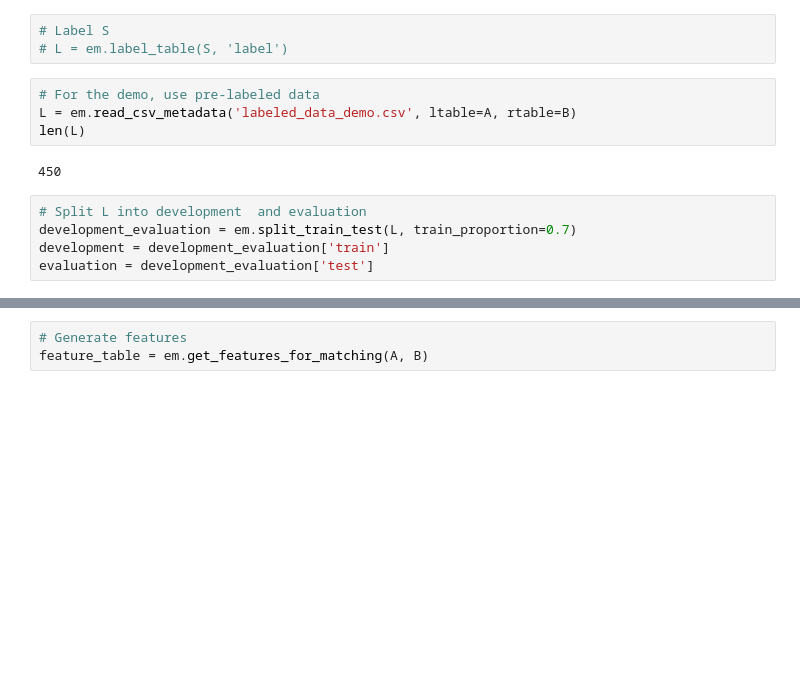
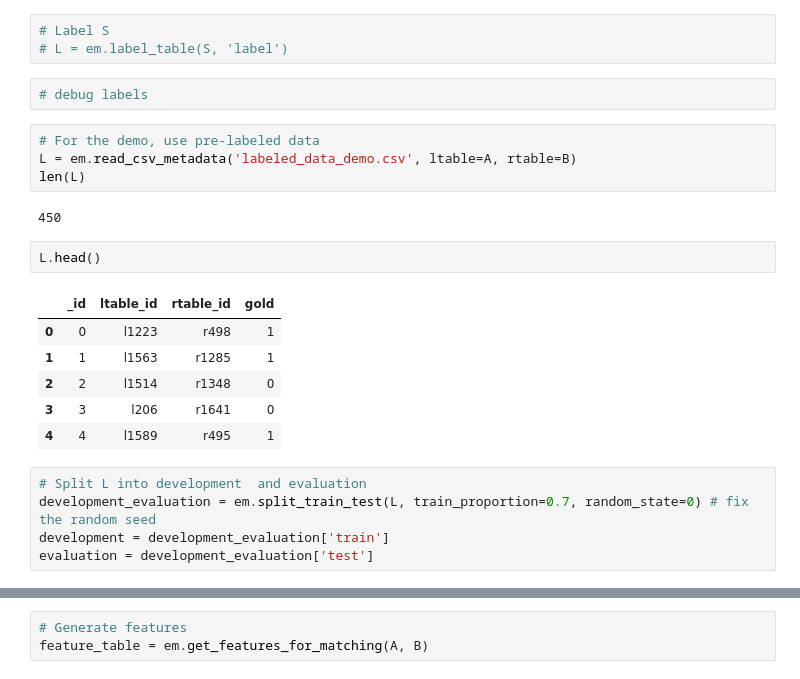
Before and after one commit to shrunambiar/py_entitymatching, a Jupyter notebook: notebooks/how-to-guides/Demo/Demo_notebook_v2.ipynb, the cells around one changed output, grey strips where cells are left out. Saved outputs shown, nothing was run; the diff lists cells and outputs as text; blank space fills up the shorter version.

```diff
--- a/notebooks/how-to-guides/Demo/Demo_notebook_v2.ipynb
+++ b/notebooks/how-to-guides/Demo/Demo_notebook_v2.ipynb
@@ -181,15 +235,26 @@ S = em.sample_table(C, 450)
 # %%
 # Label S
 # L = em.label_table(S, 'label')
+# %%
+# debug labels
 # %%
 # For the demo, use pre-labeled data
 L = em.read_csv_metadata('labeled_data_demo.csv', ltable=A, rtable=B)
 len(L)
 # %% [output]
 450
+# %%
+L.head()
+# %% [output]
+|  | _id | ltable_id | rtable_id | gold |
+| 0 | 0 | l1223 | r498 | 1 |
+| 1 | 1 | l1563 | r1285 | 1 |
+| 2 | 2 | l1514 | r1348 | 0 |
+| 3 | 3 | l206 | r1641 | 0 |
+| 4 | 4 | l1589 | r495 | 1 |
 # %%
 # Split L into development  and evaluation
-development_evaluation = em.split_train_test(L, train_proportion=0.7)
+development_evaluation = em.split_train_test(L, train_proportion=0.7, random_state=0) # fix the random seed
 development = development_evaluation['train']
 evaluation = development_evaluation['test']
 # %% [markdown]
```
Also changed, not shown: parts of 24 cells of this notebook, 5 other files.
